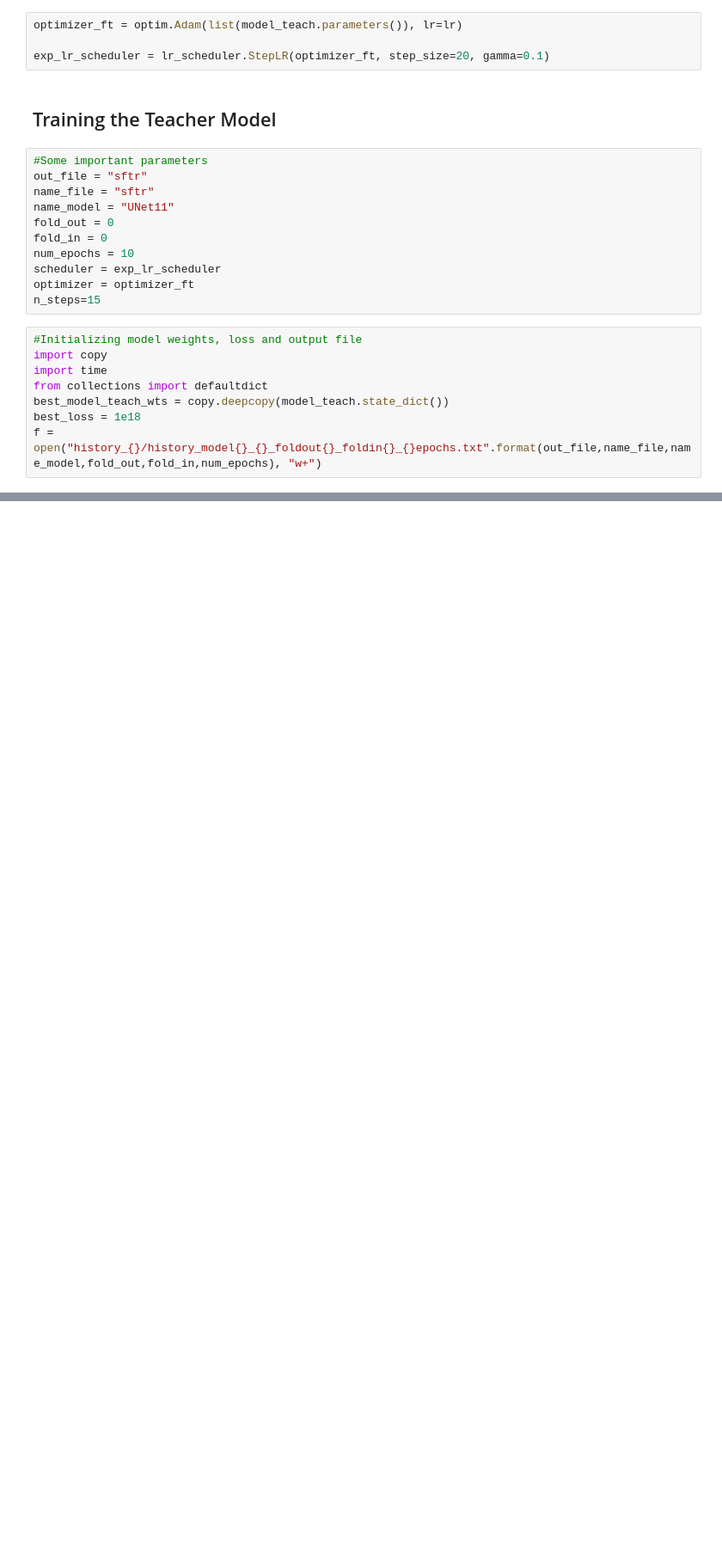
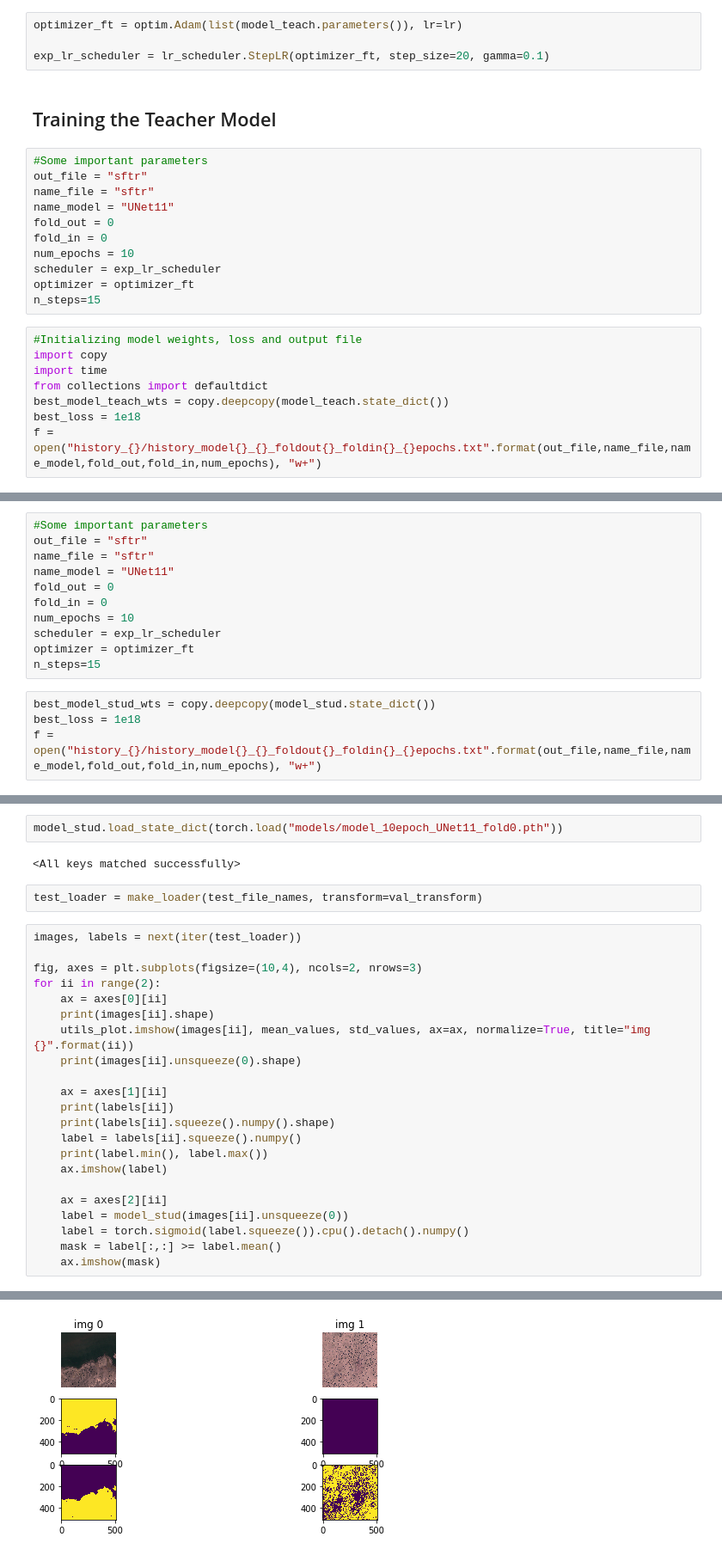
Before and after one commit to ariangcc/bsc_thesis, a Jupyter notebook: seg_net/Self-training net.ipynb, the cells around one changed output, grey strips where cells are left out. Shown at 86% size. Drawn from its saved outputs; the diff is of its cells as text; blank space fills up the shorter version.

```diff
--- a/seg_net/Self-training net.ipynb
+++ b/seg_net/Self-training net.ipynb
@@ -321,0 +327,15 @@ AttributeError: 'str' object has no attribute 'squeeze'
+# %%
+#Some important parameters
+out_file = "sftr"
+name_file = "sftr"
+name_model = "UNet11"
+fold_out = 0
+fold_in = 0
+num_epochs = 10
+scheduler = exp_lr_scheduler
+optimizer = optimizer_ft
+n_steps=15
+# %%
+best_model_stud_wts = copy.deepcopy(model_stud.state_dict())
+best_loss = 1e18
+f = open("history_{}/history_model{}_{}_foldout{}_foldin{}_{}epochs.txt".format(out_file,name_file,name_model,fold_out,fold_in,num_epochs), "w+")
@@ -321,0 +397,29 @@ AttributeError: 'str' object has no attribute 'squeeze'
+# %%
+model_stud.load_state_dict(torch.load("models/model_10epoch_UNet11_fold0.pth"))
+# %% [output]
+<All keys matched successfully>
+# %%
+test_loader = make_loader(test_file_names, transform=val_transform)
+# %%
+images, labels = next(iter(test_loader))
+
+fig, axes = plt.subplots(figsize=(10,4), ncols=2, nrows=3)
+for ii in range(2):
+    ax = axes[0][ii]
+    print(images[ii].shape)
+    utils_plot.imshow(images[ii], mean_values, std_values, ax=ax, normalize=True, title="img {}".format(ii))
+    print(images[ii].unsqueeze(0).shape)
+
+    ax = axes[1][ii]
+    print(labels[ii])
+    print(labels[ii].squeeze().numpy().shape)
+    label = labels[ii].squeeze().numpy()
+    print(label.min(), label.max())
+    ax.imshow(label)
+
+    ax = axes[2][ii]
+    label = model_stud(images[ii].unsqueeze(0))
+    label = torch.sigmoid(label.squeeze()).cpu().detach().numpy()
+    mask = label[:,:] >= label.mean()
+    ax.imshow(mask)
+# %% [output]
@@ -321,0 +443 @@ AttributeError: 'str' object has no attribute 'squeeze'
+[figure, added]
```
Also changed, not shown: parts of 33 cells of this notebook, 2 other files.
